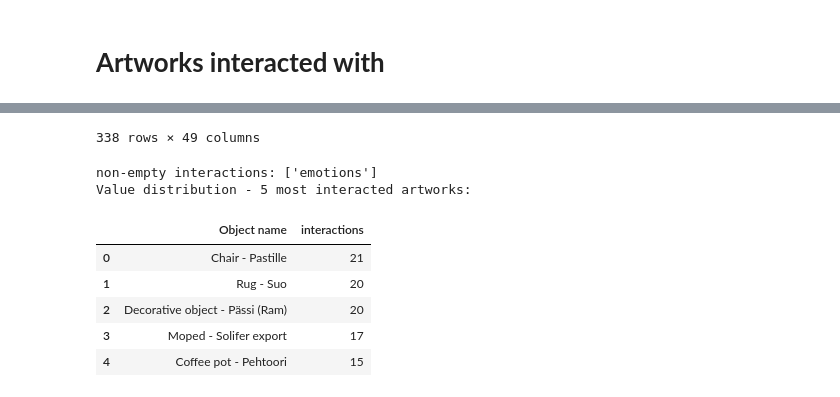
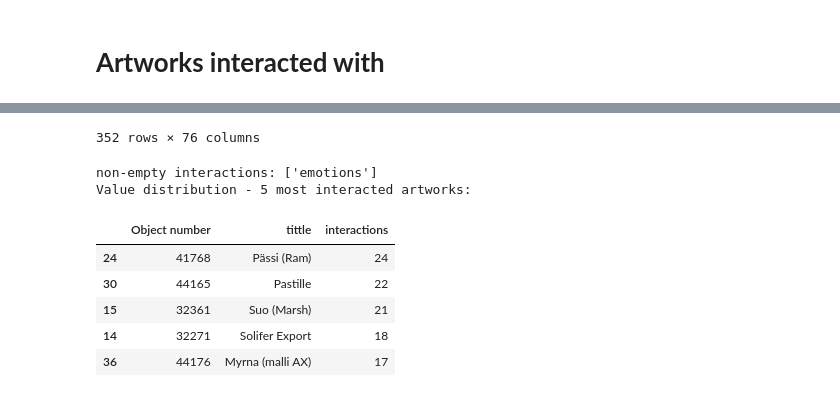
Before and after one commit to angelsanmar/LHD_Documentation, a Jupyter notebook: DMH/20230214/artifacts_stories_data.ipynb, the cells around one changed output, grey strips where cells are left out. Drawn from its saved outputs; the diff is of its cells as text; code cells hidden in the pictures.

```diff
--- a/DMH/20230214/artifacts_stories_data.ipynb
+++ b/DMH/20230214/artifacts_stories_data.ipynb
@@ -90,7 +90,7 @@ Each json entry includes the following information (they don't use ontologies):
 - Colour
 - Timestamp
 # %%
-filename = 'DB111_DMH - Pop_up_VR_Museum - Objects classification - English'
+filename = 'DB111_DMH - Pop_up_VR_Museum - Objects classification - English objectNameUpdated'
 objects_df = pd.read_json(parsedFolder + '/' + filename + '.json')
 objects_df
 # %% [output]
@@ -2836,11 +2804,17 @@ def interactedArtworks(df, idObjectColumn, interactionColumns = []):
     for column in validColumns:
         rows_df = getNonEmptyDataframe(rows_df, column)
 
-    display(rows_df)
+    # Combine with artworks (objects_df) to get the real name used in the CM and VISIR
+    rowsArtworks_df = rows_df.merge(objects_df, left_on=['Object number'], right_on=['id'],
+                   how='left', indicator=True)
+
+
+    display(rowsArtworks_df)
 
     # Value distribution
     artworks = 5
-    distribution_rows_df = rows_df[idObjectColumn].value_counts().rename_axis(idObjectColumn).reset_index(name = 'interactions').head(artworks)
+    #distribution_rows_df = rowsArtworks_df[idObjectColumn].value_counts().rename_axis(idObjectColumn).reset_index(name = 'interactions').head(artworks)
+    distribution_rows_df =  rowsArtworks_df.groupby([idObjectColumn, 'tittle']).size().reset_index(name='interactions').sort_values(by=['interactions'], ascending=False).head(5)
     print("non-empty interactions: " + str(interactionColumns))
     print("Value distribution - " + str(artworks) + " most interacted artworks: ")
     display(distribution_rows_df)
@@ -2873,4 +2868,4 @@ Value distribution - 5 most interacted artworks:
 # %%
 columns = ['emotions']
-interactedArtworks(combinedStories_df, 'Object name', interactionColumns = columns)
+interactedArtworks(combinedStories_df, 'Object number', interactionColumns = columns)
 # %% [output]
@@ -2889,11 +2884,11 @@ interactedArtworks(combinedStories_df, 'Object name', interactionColumns = colum
-338 rows × 49 columns
+352 rows × 76 columns
 non-empty interactions: ['emotions']
 Value distribution - 5 most interacted artworks:
-|  | Object name | interactions |
-| 0 | Chair - Pastille | 21 |
-| 1 | Rug - Suo | 20 |
-| 2 | Decorative object - Pässi (Ram) | 20 |
-| 3 | Moped - Solifer export | 17 |
-| 4 | Coffee pot - Pehtoori | 15 |
+|  | Object number | tittle | interactions |
+| 24 | 41768 | Pässi (Ram) | 24 |
+| 30 | 44165 | Pastille | 22 |
+| 15 | 32361 | Suo (Marsh) | 21 |
+| 14 | 32271 | Solifer Export | 18 |
+| 36 | 44176 | Myrna (malli AX) | 17 |
 # %%
 columns = ['sentiment']
```
Also changed, not shown: parts of 16 cells of this notebook, 2 other files.
